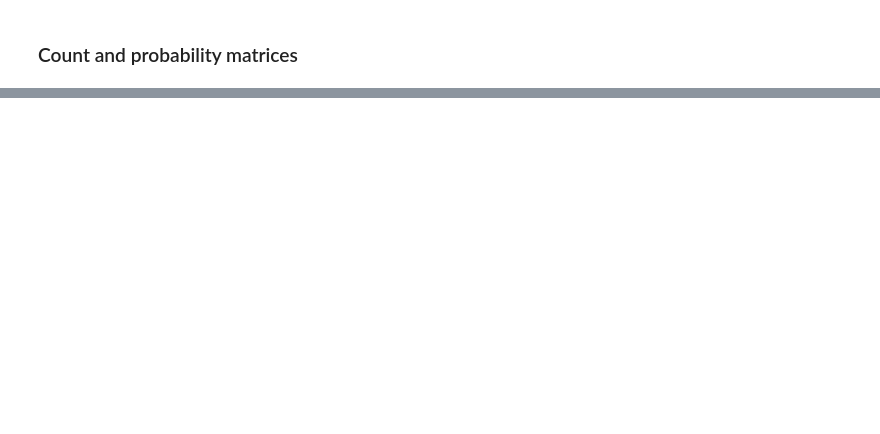
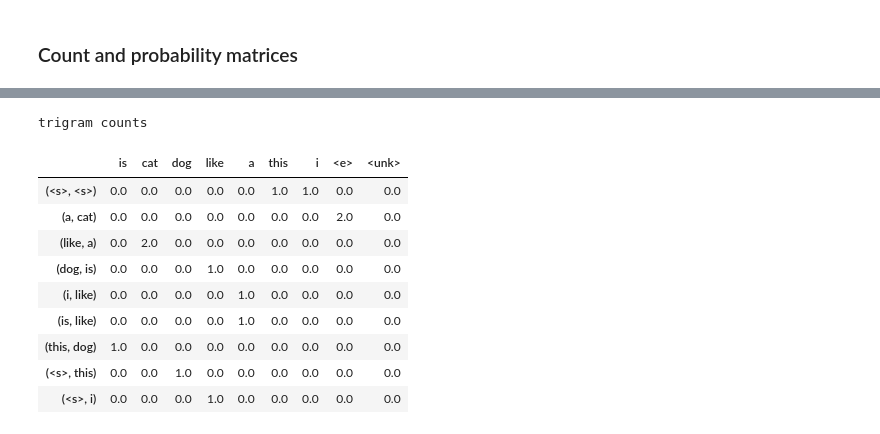
Before and after one commit to yeesem/Natural-Laguage-Processing, a Jupyter notebook: Auto_Complete.ipynb, the cells around one changed output, grey strips where cells are left out. Cells and saved outputs as stored; diff of their text form; code cells hidden in the pictures; blank space fills up the shorter version.

```diff
--- a/Auto_Complete.ipynb
+++ b/Auto_Complete.ipynb
@@ -400,3 +400,43 @@ estimate_probabilities(["<s>", "<s>"], bigram_counts, trigram_counts, unique_wor
  '<unk>': 0.09090909090909091}
 # %% [markdown]
 ### Count and probability matrices
+# %%
+def make_count_matrix(n_plus1_gram_counts, vocabulary):
+    # add <e> <unk> to the vocabulary
+    # <s> is omitted since it should not appear as the next word
+    vocabulary = vocabulary + ["<e>", "<unk>"]
+
+    # obtain unique n-grams
+    n_grams = []
+    for n_plus1_gram in n_plus1_gram_counts.keys():
+        n_gram = n_plus1_gram[0:-1]
+        n_grams.append(n_gram)
+    n_grams = list(set(n_grams))
+
+    # mapping from n-gram to row
+    row_index = {n_gram:i for i, n_gram in enumerate(n_grams)}
+    # mapping from next word to column
+    col_index = {word:j for j, word in enumerate(vocabulary)}
+
+    nrow = len(n_grams)
+    ncol = len(vocabulary)
+    count_matrix = np.zeros((nrow, ncol))
+    for n_plus1_gram, count in n_plus1_gram_counts.items():
+        n_gram = n_plus1_gram[0:-1]
+        word = n_plus1_gram[-1]
+        if word not in vocabulary:
+            continue
+        i = row_index[n_gram]
+        j = col_index[word]
+        count_matrix[i, j] = count
+
+    count_matrix = pd.DataFrame(count_matrix, index=n_grams, columns=vocabulary)
+    return count_matrix
+# %%
+sentences = [['i', 'like', 'a', 'cat'],
+                 ['this', 'dog', 'is', 'like', 'a', 'cat']]
+unique_words = list(set(sentences[0] + sentences[1]))
+bigram_counts = count_n_grams(sentences, 2)
+
+print('bigram counts')
+display(make_count_matrix(bigram_counts, unique_words))
@@ -402,0 +454,17 @@ estimate_probabilities(["<s>", "<s>"], bigram_counts, trigram_counts, unique_wor
+# %%
+# Show trigram counts
+print('\ntrigram counts')
+trigram_counts = count_n_grams(sentences, 3)
+display(make_count_matrix(trigram_counts, unique_words))
+# %% [output]
+trigram counts
+|  | is | cat | dog | like | a | this | i | <e> | <unk> |
+| (<s>, <s>) | 0.0 | 0.0 | 0.0 | 0.0 | 0.0 | 1.0 | 1.0 | 0.0 | 0.0 |
+| (a, cat) | 0.0 | 0.0 | 0.0 | 0.0 | 0.0 | 0.0 | 0.0 | 2.0 | 0.0 |
+| (like, a) | 0.0 | 2.0 | 0.0 | 0.0 | 0.0 | 0.0 | 0.0 | 0.0 | 0.0 |
+| (dog, is) | 0.0 | 0.0 | 0.0 | 1.0 | 0.0 | 0.0 | 0.0 | 0.0 | 0.0 |
+| (i, like) | 0.0 | 0.0 | 0.0 | 0.0 | 1.0 | 0.0 | 0.0 | 0.0 | 0.0 |
+| (is, like) | 0.0 | 0.0 | 0.0 | 0.0 | 1.0 | 0.0 | 0.0 | 0.0 | 0.0 |
+| (this, dog) | 1.0 | 0.0 | 0.0 | 0.0 | 0.0 | 0.0 | 0.0 | 0.0 | 0.0 |
+| (<s>, this) | 0.0 | 0.0 | 1.0 | 0.0 | 0.0 | 0.0 | 0.0 | 0.0 | 0.0 |
+| (<s>, i) | 0.0 | 0.0 | 0.0 | 1.0 | 0.0 | 0.0 | 0.0 | 0.0 | 0.0 |
```
Also changed, not shown: parts of 10 cells of this notebook.
